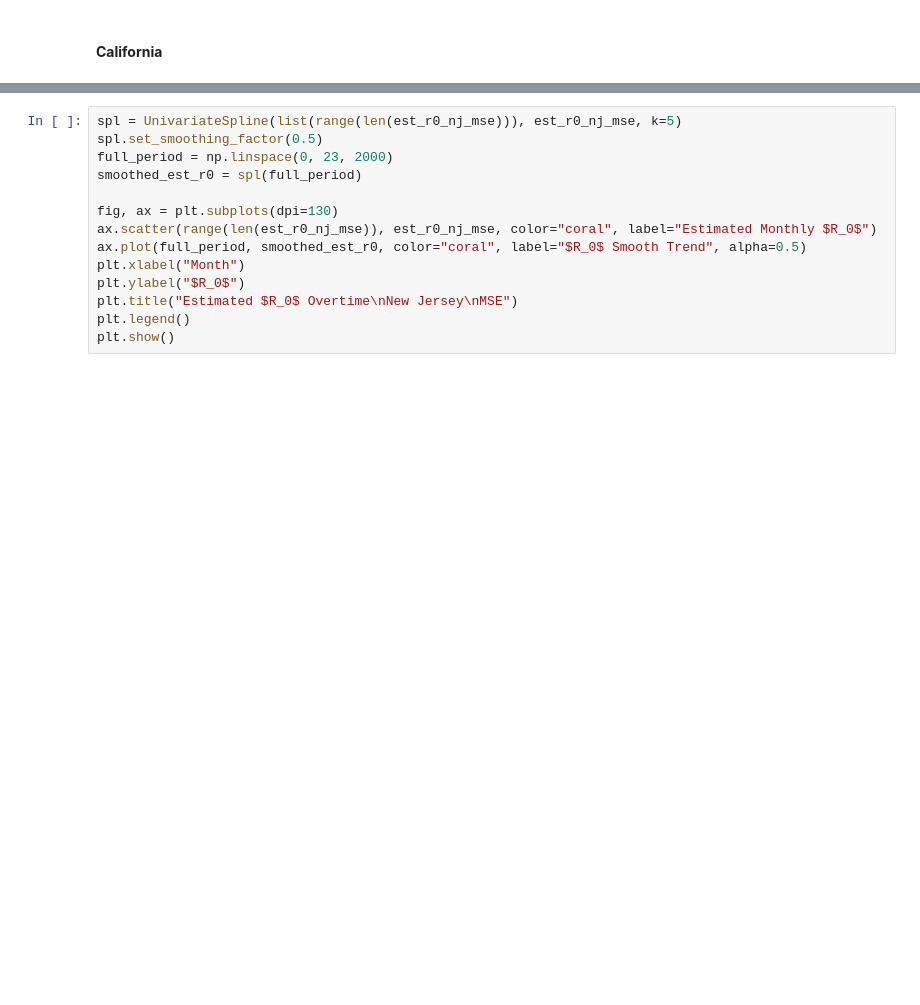
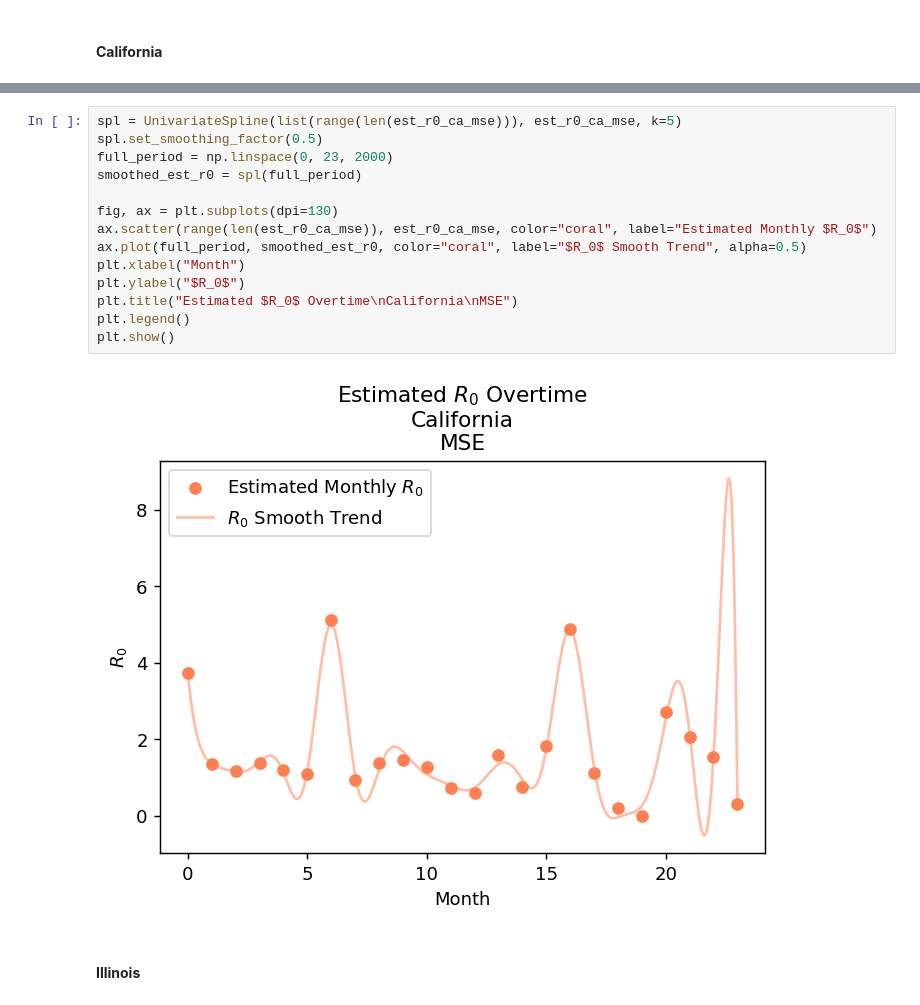
Before and after one commit to cywujeremy/dabp-pandemic-simulation, a Jupyter notebook: nbs/SIR_param_estimation.ipynb, the cells around one changed output, grey strips where cells are left out. Drawn from its saved outputs; the diff is of its cells as text; blank space fills up the shorter version.

```diff
--- a/nbs/SIR_param_estimation.ipynb
+++ b/nbs/SIR_param_estimation.ipynb
@@ -513,14 +540,18 @@ plt.show()
 # %%
-spl = UnivariateSpline(list(range(len(est_r0_nj_mse))), est_r0_nj_mse, k=5)
+spl = UnivariateSpline(list(range(len(est_r0_ca_mse))), est_r0_ca_mse, k=5)
 spl.set_smoothing_factor(0.5)
 full_period = np.linspace(0, 23, 2000)
 smoothed_est_r0 = spl(full_period)
 
 fig, ax = plt.subplots(dpi=130)
-ax.scatter(range(len(est_r0_nj_mse)), est_r0_nj_mse, color="coral", label="Estimated Monthly $R_0$")
+ax.scatter(range(len(est_r0_ca_mse)), est_r0_ca_mse, color="coral", label="Estimated Monthly $R_0$")
 ax.plot(full_period, smoothed_est_r0, color="coral", label="$R_0$ Smooth Trend", alpha=0.5)
 plt.xlabel("Month")
 plt.ylabel("$R_0$")
-plt.title("Estimated $R_0$ Overtime\nNew Jersey\nMSE")
+plt.title("Estimated $R_0$ Overtime\nCalifornia\nMSE")
 plt.legend()
 plt.show()
+# %% [output]
+[figure, added]
+# %% [markdown]
+#### **Illinois**
```
Also changed, not shown: parts of 18 cells of this notebook.
